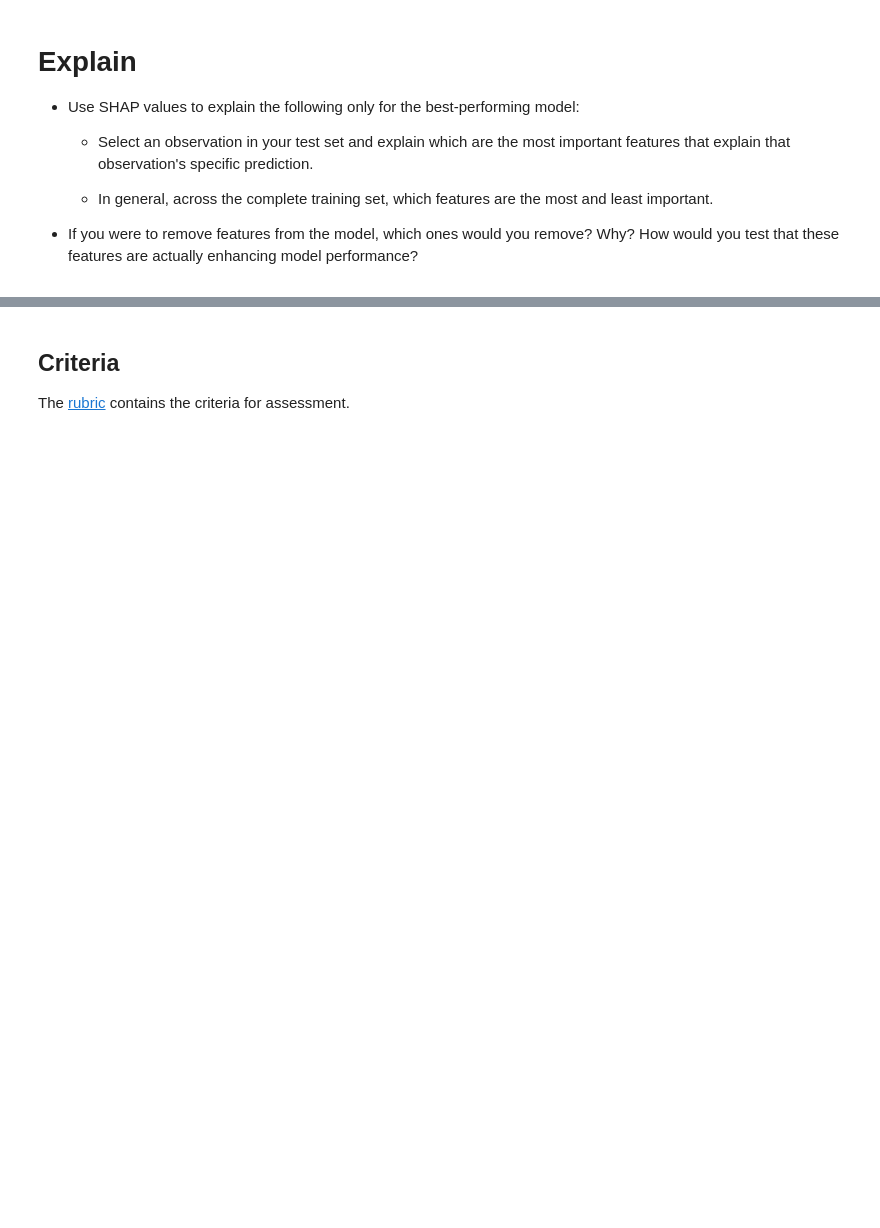
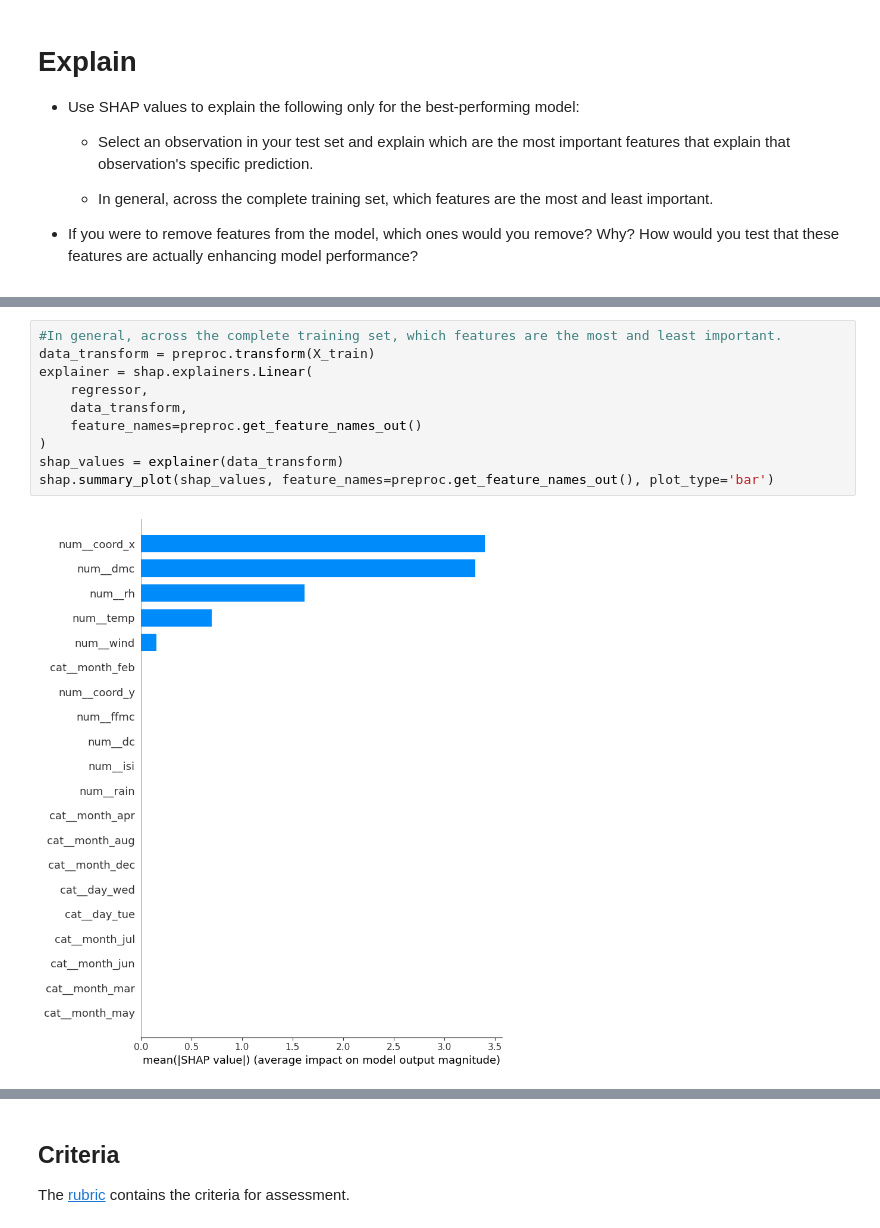
Before and after one commit to Ph-Duncan/production, a Jupyter notebook: 02_activities/assignments/assignment_2.ipynb, the cells around one changed output, grey strips where cells are left out. Cells and saved outputs as stored; diff of their text form; blank space fills up the shorter version.

```diff
--- a/02_activities/assignments/assignment_2.ipynb
+++ b/02_activities/assignments/assignment_2.ipynb
@@ -250,0 +398,12 @@ model_pipeline_b = Pipeline(steps=[
+# %%
+#In general, across the complete training set, which features are the most and least important.
+data_transform = preproc.transform(X_train)
+explainer = shap.explainers.Linear(
+    regressor,
+    data_transform,
+    feature_names=preproc.get_feature_names_out()
+)
+shap_values = explainer(data_transform)
+shap.summary_plot(shap_values, feature_names=preproc.get_feature_names_out(), plot_type='bar')
+# %% [output]
+[figure, added]
```
Also changed, not shown: parts of 12 cells of this notebook, 4 other files.
